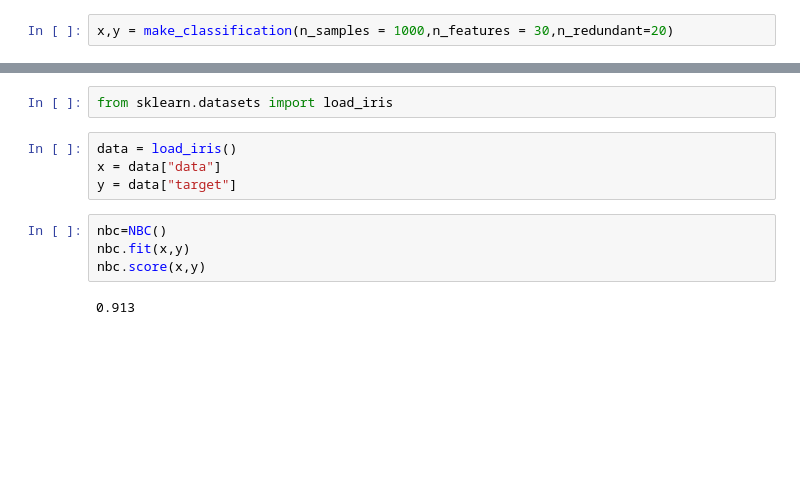
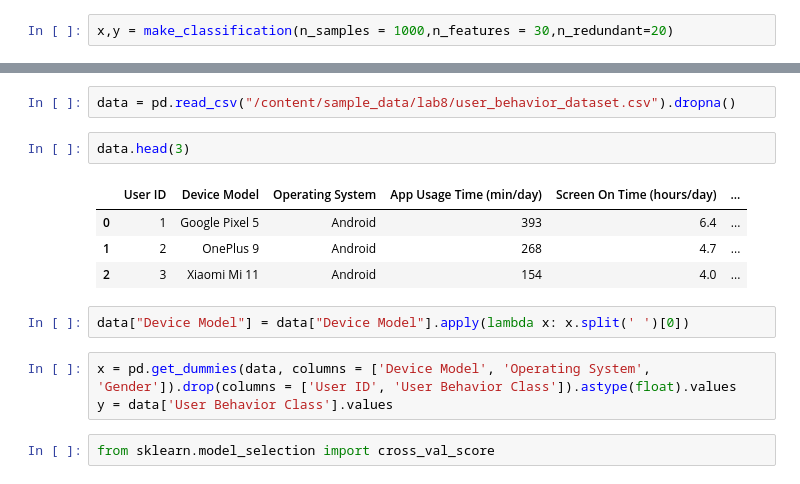
Before and after one commit to FuturisticLover123/labs, a Jupyter notebook: lab8/solution.ipynb, the cells around one changed output, grey strips where cells are left out. Cells and saved outputs as stored; diff of their text form; blank space fills up the shorter version.

```diff
--- a/lab8/solution.ipynb
+++ b/lab8/solution.ipynb
@@ -53,12 +88,16 @@ x,y = make_classification(n_samples = 1000,n_features = 30,n_redundant=20)
+# %%
+data = pd.read_csv("/content/sample_data/lab8/user_behavior_dataset.csv").dropna()
+# %%
+data.head(3)
+# %% [output]
+|  | User ID | Device Model | Operating System | App Usage Time (min/day) | Screen On Time (hours/day) | ... |
+| 0 | 1 | Google Pixel 5 | Android | 393 | 6.4 | ... |
+| 1 | 2 | OnePlus 9 | Android | 268 | 4.7 | ... |
+| 2 | 3 | Xiaomi Mi 11 | Android | 154 | 4.0 | ... |
+# %%
+data["Device Model"] = data["Device Model"].apply(lambda x: x.split(' ')[0])
+# %%
+x = pd.get_dummies(data, columns = ['Device Model', 'Operating System', 'Gender']).drop(columns = ['User ID', 'User Behavior Class']).astype(float).values
+y = data['User Behavior Class'].values
 # %%
-from sklearn.datasets import load_iris
+from sklearn.model_selection import cross_val_score
-# %%
-data = load_iris()
-x = data["data"]
-y = data["target"]
-# %%
-nbc=NBC()
-nbc.fit(x,y)
-nbc.score(x,y)
-# %% [output]
-0.913
```
Also changed, not shown: parts of 29 cells of this notebook.
